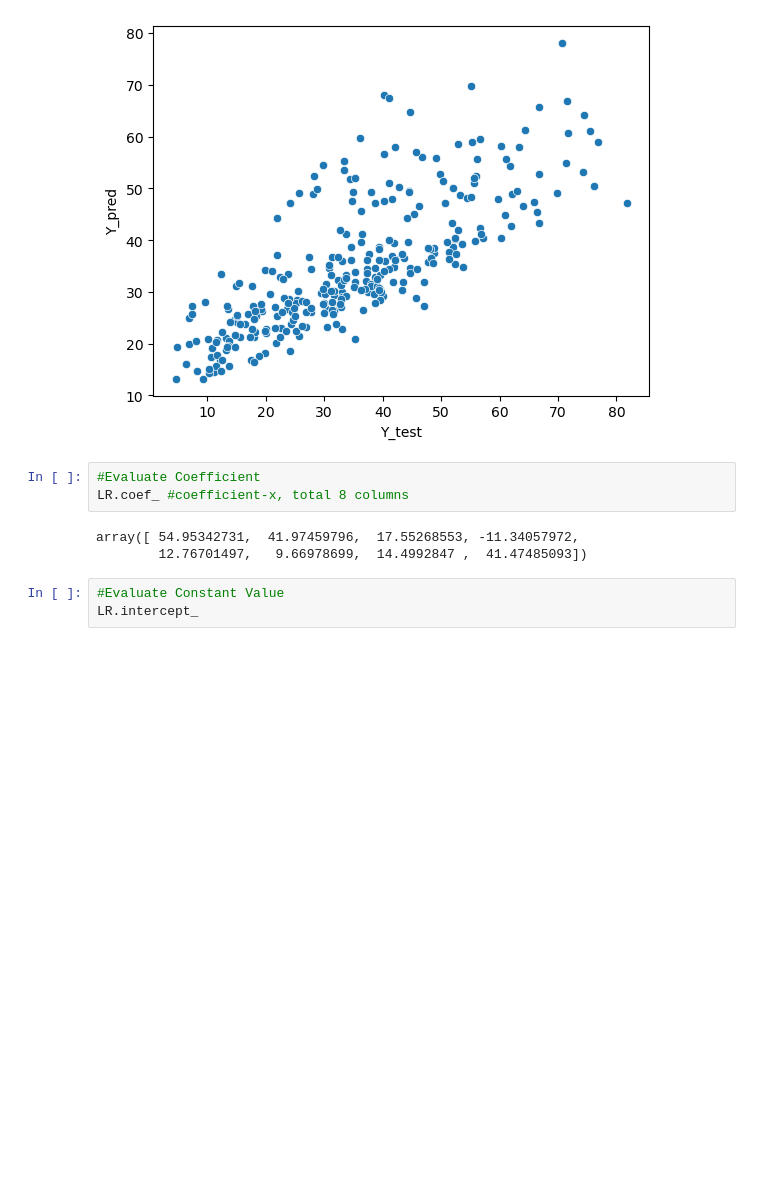
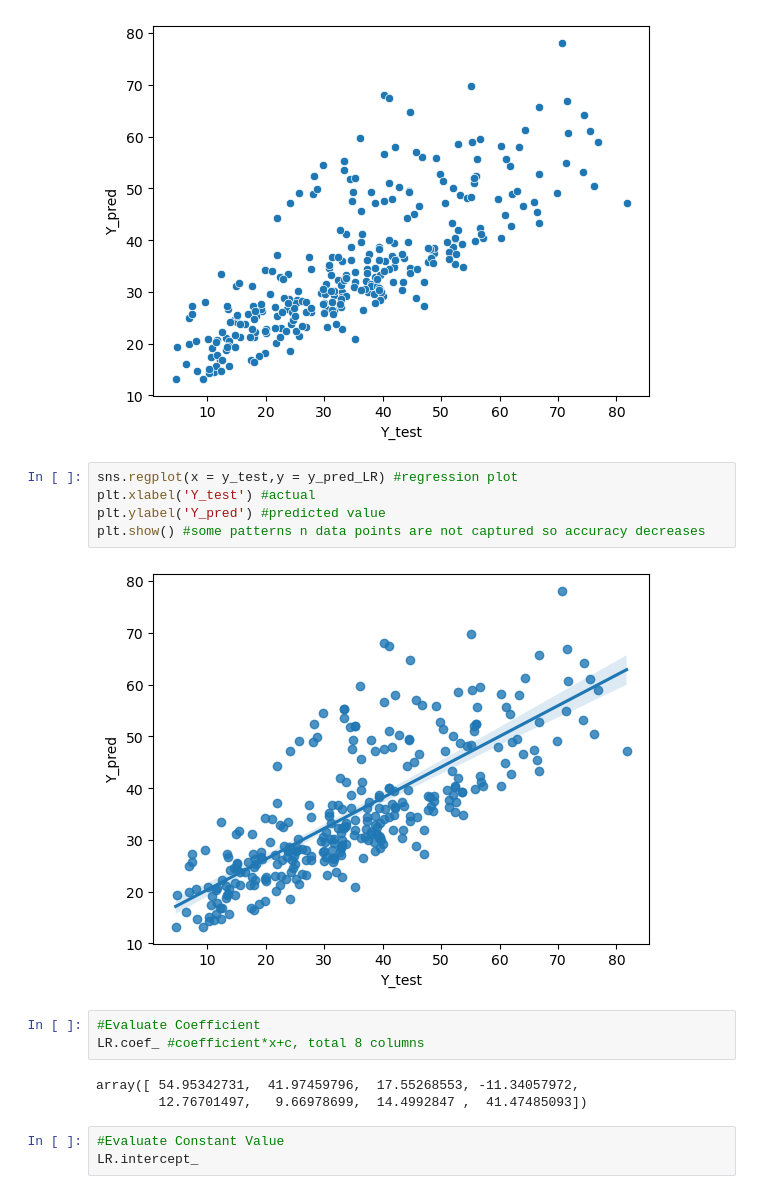
Before and after one commit to anirudhakolay/CementPrediction_Model, a Jupyter notebook: model.ipynb, the cells around one changed output. Saved outputs shown, nothing was run; the diff lists cells and outputs as text; blank space fills up the shorter version.

```diff
--- a/model.ipynb
+++ b/model.ipynb
@@ -293,9 +295,16 @@ plt.ylabel('Y_pred')
 # %% [output]
 Text(0, 0.5, 'Y_pred')
 [figure]
+# %%
+sns.regplot(x = y_test,y = y_pred_LR) #regression plot
+plt.xlabel('Y_test') #actual
+plt.ylabel('Y_pred') #predicted value
+plt.show() #some patterns n data points are not captured so accuracy decreases
+# %% [output]
+[figure, added]
 # %%
 #Evaluate Coefficient
-LR.coef_ #coefficient-x, total 8 columns
+LR.coef_ #coefficient*x+c, total 8 columns
 # %% [output]
 array([ 54.95342731,  41.97459796,  17.55268553, -11.34057972,
         12.76701497,   9.66978699,  14.4992847 ,  41.47485093])
```
Also changed, not shown: parts of 11 cells of this notebook, 1 other file.
